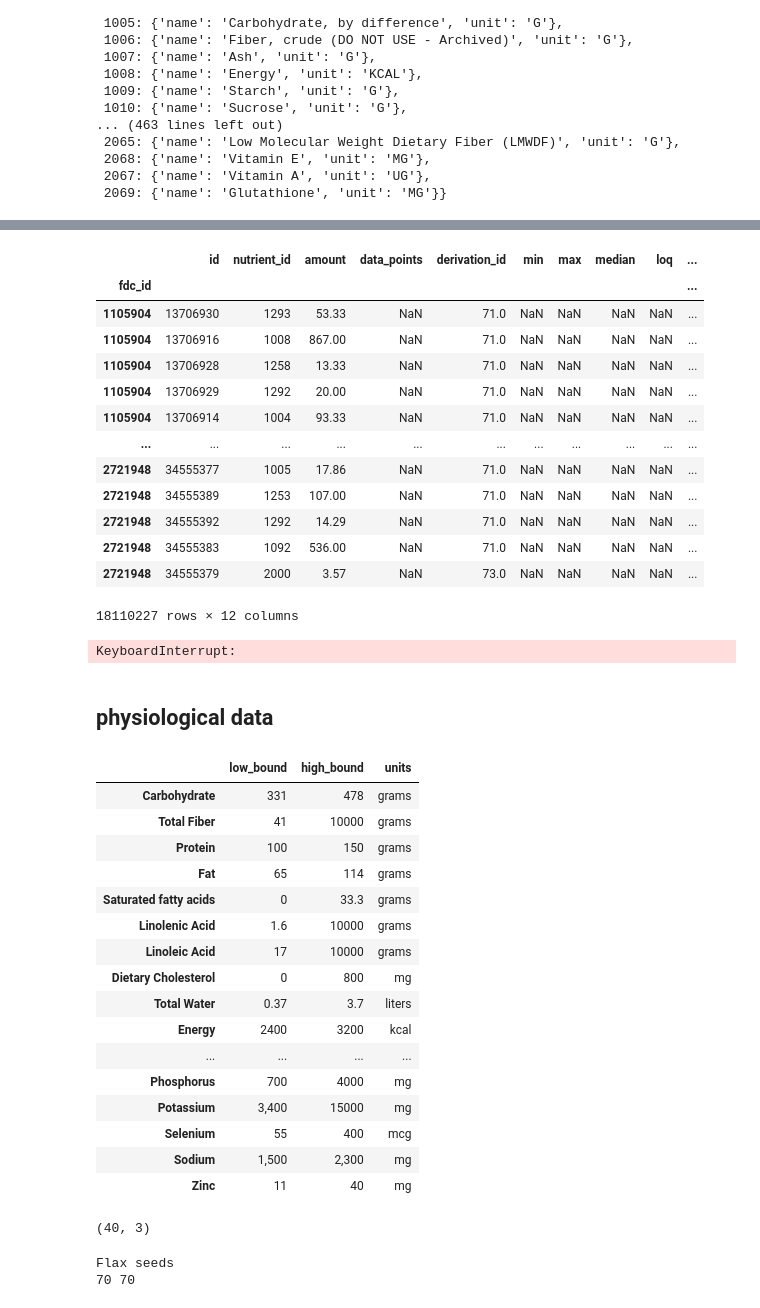
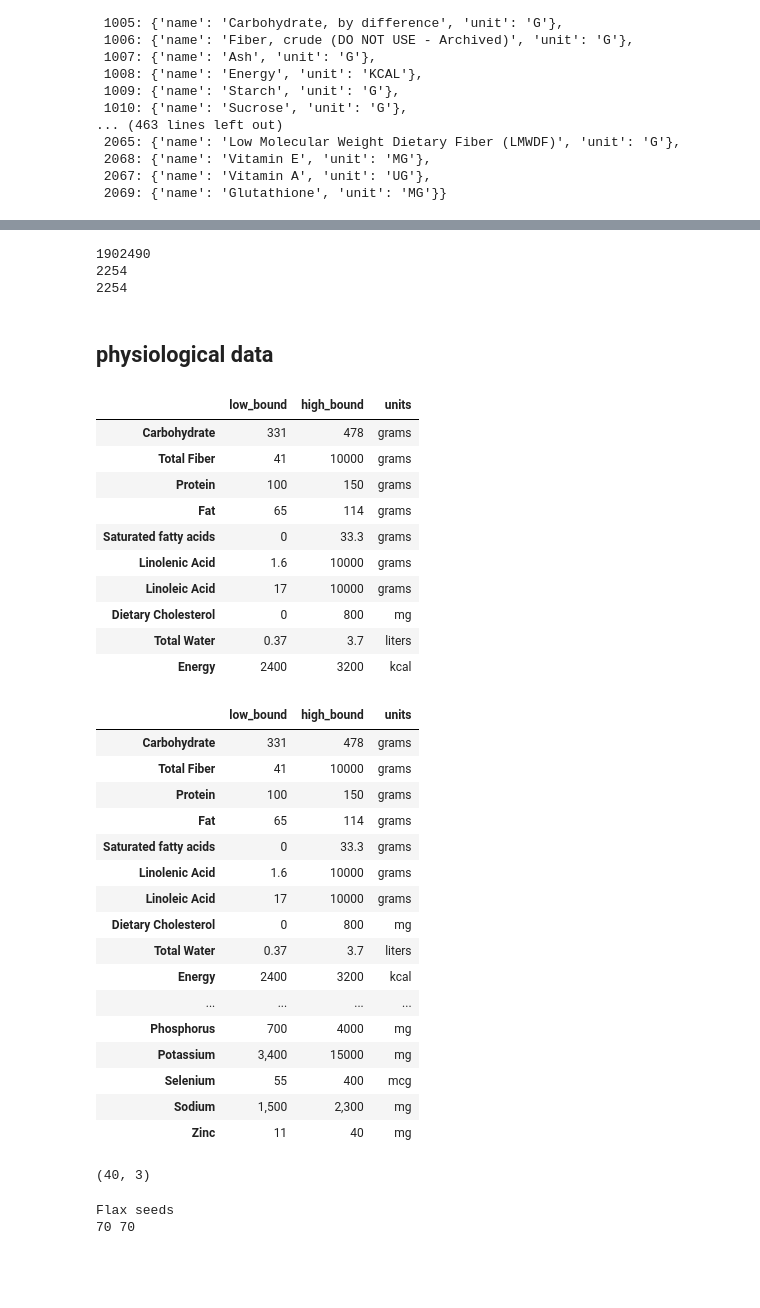
Before and after one commit to freiburgermsu/diet_optimization, a Jupyter notebook: optimization_diet.ipynb, the cells around one changed output, grey strips where cells are left out. Drawn from its saved outputs; the diff is of its cells as text; code cells hidden in the pictures; blank space fills up the shorter version.

```diff
--- a/optimization_diet.ipynb
+++ b/optimization_diet.ipynb
@@ -108,7 +109,7 @@ for ID, row in nutrients.iterrows():
     nutrient_names[ID] = {"name": row["name"], "unit": row["unit_name"]}
 display(nutrient_names)
 # food IDs -> food names
-food_metadata = read_csv("food.csv").set_index("fdc_id")
+food_metadata = read_csv("../food.csv").set_index("fdc_id")
 food_names = dict(zip(food_metadata.index.to_list(), food_metadata["description"].to_list()))
 # %% [output]
 {2047: {'name': 'Energy (Atwater General Factors)', 'unit': 'KCAL'},
@@ -151,20 +168,3 @@ for fdc, row in foods.iterrows():
-# %%
-foods
-# %% [output]
-|  | id | nutrient_id | amount | data_points | derivation_id | min | max | median | loq | ... |
-| fdc_id |  |  |  |  |  |  |  |  |  | ... |
-| 1105904 | 13706930 | 1293 | 53.33 | NaN | 71.0 | NaN | NaN | NaN | NaN | ... |
-| 1105904 | 13706916 | 1008 | 867.00 | NaN | 71.0 | NaN | NaN | NaN | NaN | ... |
-| 1105904 | 13706928 | 1258 | 13.33 | NaN | 71.0 | NaN | NaN | NaN | NaN | ... |
-| 1105904 | 13706929 | 1292 | 20.00 | NaN | 71.0 | NaN | NaN | NaN | NaN | ... |
-| 1105904 | 13706914 | 1004 | 93.33 | NaN | 71.0 | NaN | NaN | NaN | NaN | ... |
-| ... | ... | ... | ... | ... | ... | ... | ... | ... | ... | ... |
-| 2721948 | 34555377 | 1005 | 17.86 | NaN | 71.0 | NaN | NaN | NaN | NaN | ... |
-| 2721948 | 34555389 | 1253 | 107.00 | NaN | 71.0 | NaN | NaN | NaN | NaN | ... |
-| 2721948 | 34555392 | 1292 | 14.29 | NaN | 71.0 | NaN | NaN | NaN | NaN | ... |
-| 2721948 | 34555383 | 1092 | 536.00 | NaN | 71.0 | NaN | NaN | NaN | NaN | ... |
-| 2721948 | 34555379 | 2000 | 3.57 | NaN | 73.0 | NaN | NaN | NaN | NaN | ... |
-18110227 rows × 12 columns
 # %%
 from json import dump
 with open("../food_nutrients.json", 'w') as jsonOut:
@@ -175,12 +175,15 @@ from json import load, dump
 with open("../food_nutrients.json", 'r') as jsonIn:
     foods_json = load(jsonIn)
 
+print(len(foods_json.keys()))
+
 fresh_foods_json = {}
 for ID, content in foods_json.items():
     if " raw" not in str(content["name"]):  continue
     fresh_foods_json[ID] = content
 
-# display(set(x["name"] for x in fresh_foods_json.values()))
+names = set(x["name"] for x in fresh_foods_json.values())
+print(len(names))
 
 with open("fresh_foods_nutrients.json", 'w') as jsonOut:
     dump(fresh_foods_json, jsonOut, indent=3)
@@ -193,10 +196,13 @@ for ID, content in fresh_foods_json.items():
     fresh_foods_names[name].pop("name")
     fresh_foods_names[name].update({"id": ID})
 
+print(len(fresh_foods_names))
 with open("fresh_foods_nutrients_names.json", 'w') as jsonOut:
     dump(fresh_foods_names, jsonOut, indent=3)
 # %% [output]
-KeyboardInterrupt:
+1902490
+2254
+2254
 # %%
 with open("food_names.json", 'w') as jsonOut:
     dump(food_names, jsonOut, indent=3)
@@ -250,6 +256,7 @@ for i in macro_needs.index:
     else:  lst.append("Linolenic Acid")
 macro_needs.index = lst
 macro_needs.drop("Recommended Intake Per Day", axis=1, inplace=True)
+display(macro_needs)
 
 # micronutritional needs
 vitamin_needs = read_csv("vitamin_needs.csv").set_index("Vitamin").rename(columns={"Recommended Intake Per Day": "low_bound", "Tolerable UL Intake Per Day": "high_bound"}).replace("ND", "10000").fillna("0 milligrams")
@@ -265,7 +272,7 @@ for nutrient, row in vitamin_needs.iterrows():
     if nutrient == "Folate":   vitamin_needs.at[nutrient, "high_bound"] = "3000"
     if nutrient == "Choline":
         vitamin_needs.at[nutrient, "low_bound"] = "550"
-        vitamin_needs.at[nutrient, "high_bound"] = "10000"
+        vitamin_needs.at[nutrient, "high_bound"] = "3300"
         vitamin_needs.at[nutrient, "units"] = "mg"
 
 mineral_needs = read_csv("mineral_needs.csv").set_index("Mineral").rename(columns={"Recommended Intake Per Day": "low_bound", "Tolerable UL Intake Per Day": "high_bound"}).replace("ND", inf)
@@ -281,39 +288,50 @@ for nutrient, row in mineral_needs.iterrows():
         mineral_needs.at[nutrient, "high_bound"] = "4000"
         mineral_needs.at[nutrient, "units"] = "mg"
     elif nutrient == "Copper":
         mineral_needs.at[nutrient, "low_bound"] = "0.9"
         mineral_needs.at[nutrient, "high_bound"] = "10"
         mineral_needs.at[nutrient, "units"] = "mg"
     elif nutrient == "Potassium":
         mineral_needs.at[nutrient, "high_bound"] = "15000"
 
 
 # combining the nutritional sources
 nutrition = concat([macro_needs, vitamin_needs, mineral_needs])
 display(nutrition)
 print(nutrition.shape)
 
 from json import dump
 with open("nutrition.json", 'w') as jsonOut:
     dump(nutrition.T.to_dict(), jsonOut, indent=3)
 # %% [output]
 |  | low_bound | high_bound | units |
 | Carbohydrate | 331 | 478 | grams |
 | Total Fiber | 41 | 10000 | grams |
 | Protein | 100 | 150 | grams |
 | Fat | 65 | 114 | grams |
 | Saturated fatty acids | 0 | 33.3 | grams |
 | Linolenic Acid | 1.6 | 10000 | grams |
 | Linoleic Acid | 17 | 10000 | grams |
 | Dietary Cholesterol | 0 | 800 | mg |
 | Total Water | 0.37 | 3.7 | liters |
 | Energy | 2400 | 3200 | kcal |
-| ... | ... | ... | ... |
-| Phosphorus | 700 | 4000 | mg |
-| Potassium | 3,400 | 15000 | mg |
-| Selenium | 55 | 400 | mcg |
-| Sodium | 1,500 | 2,300 | mg |
-| Zinc | 11 | 40 | mg |
+|  | low_bound | high_bound | units |
+| Carbohydrate | 331 | 478 | grams |
+| Total Fiber | 41 | 10000 | grams |
+| Protein | 100 | 150 | grams |
+| Fat | 65 | 114 | grams |
+| Saturated fatty acids | 0 | 33.3 | grams |
+| Linolenic Acid | 1.6 | 10000 | grams |
+| Linoleic Acid | 17 | 10000 | grams |
+| Dietary Cholesterol | 0 | 800 | mg |
+| Total Water | 0.37 | 3.7 | liters |
+| Energy | 2400 | 3200 | kcal |
+| ... | ... | ... | ... |
+| Phosphorus | 700 | 4000 | mg |
+| Potassium | 3,400 | 15000 | mg |
+| Selenium | 55 | 400 | mcg |
+| Sodium | 1,500 | 2,300 | mg |
+| Zinc | 11 | 40 | mg |
 (40, 3)
 # %%
 food_physiology_mapping = {
```
Also changed, not shown: parts of 6 cells of this notebook, 5 other files.
